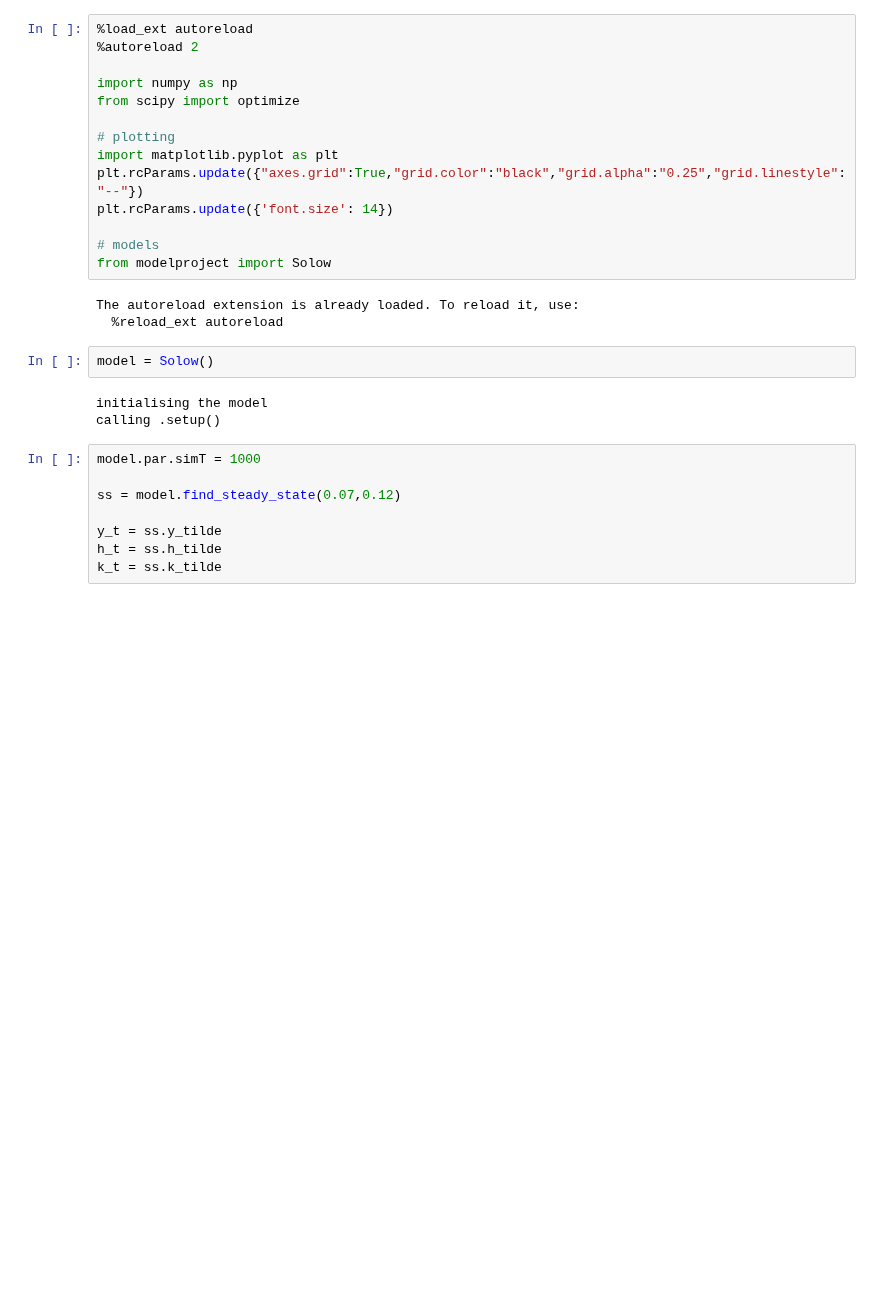
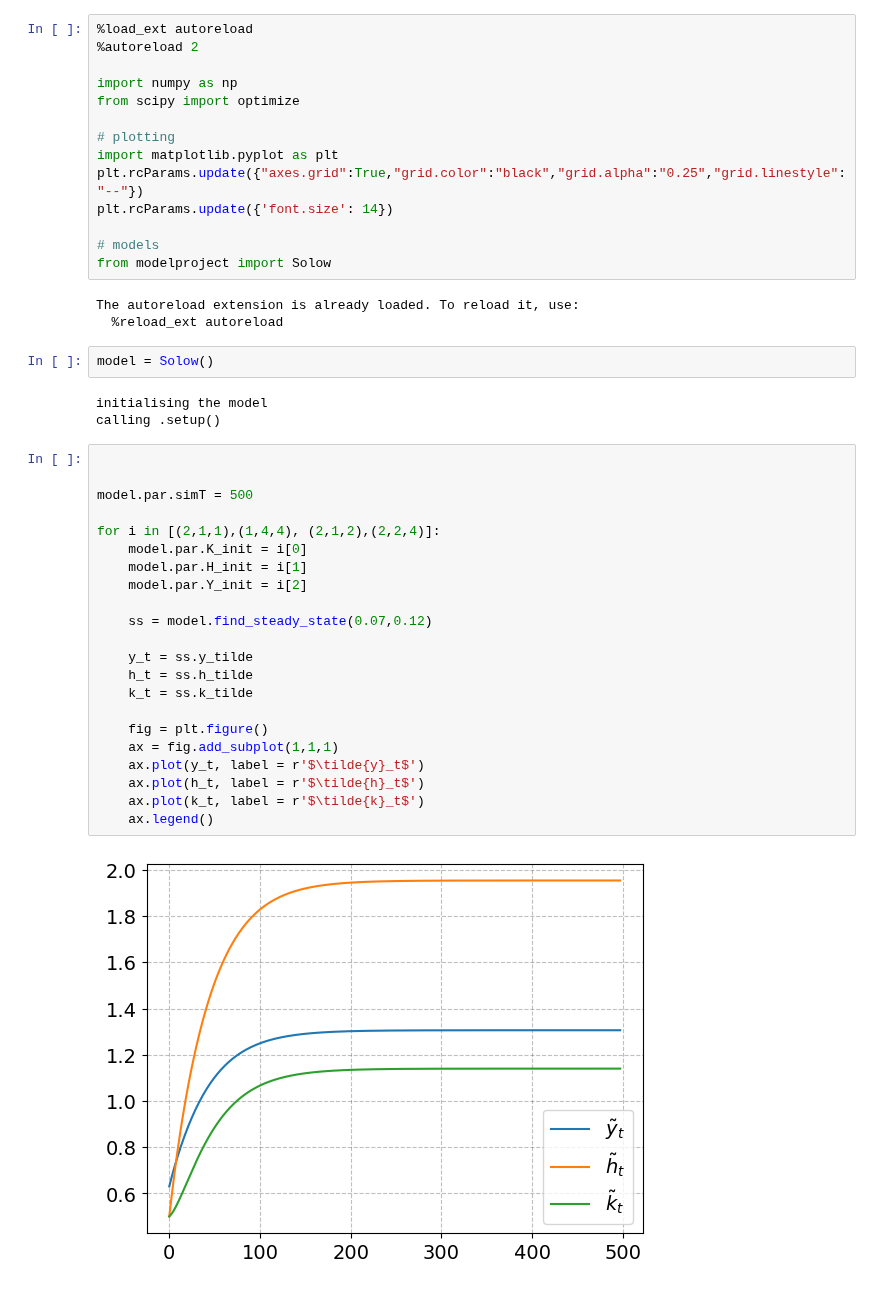
Before and after one commit to NumEconCopenhagen/projects-2023-scb, a Jupyter notebook: modelproject/test.ipynb, the cells around one changed output. Cells and saved outputs as stored; diff of their text form; blank space fills up the shorter version.

```diff
--- a/modelproject/test.ipynb
+++ b/modelproject/test.ipynb
@@ -20,11 +20,27 @@ model = Solow()
 # %% [output]
 initialising the model
 calling .setup()
-# %%
-model.par.simT = 1000
-
-ss = model.find_steady_state(0.07,0.12)
-
-y_t = ss.y_tilde
-h_t = ss.h_tilde
-k_t = ss.k_tilde
+# %%
+
+
+model.par.simT = 500
+
+for i in [(2,1,1),(1,4,4), (2,1,2),(2,2,4)]:
+    model.par.K_init = i[0]
+    model.par.H_init = i[1]
+    model.par.Y_init = i[2]
+
+    ss = model.find_steady_state(0.07,0.12)
+
+    y_t = ss.y_tilde
+    h_t = ss.h_tilde
+    k_t = ss.k_tilde
+
+    fig = plt.figure()
+    ax = fig.add_subplot(1,1,1)
+    ax.plot(y_t, label = r'$\tilde{y}_t$')
+    ax.plot(h_t, label = r'$\tilde{h}_t$')
+    ax.plot(k_t, label = r'$\tilde{k}_t$')
+    ax.legend()
+# %% [output]
+[figure, added]
```
Also changed, not shown: parts of 2 cells of this notebook, 1 other file.
